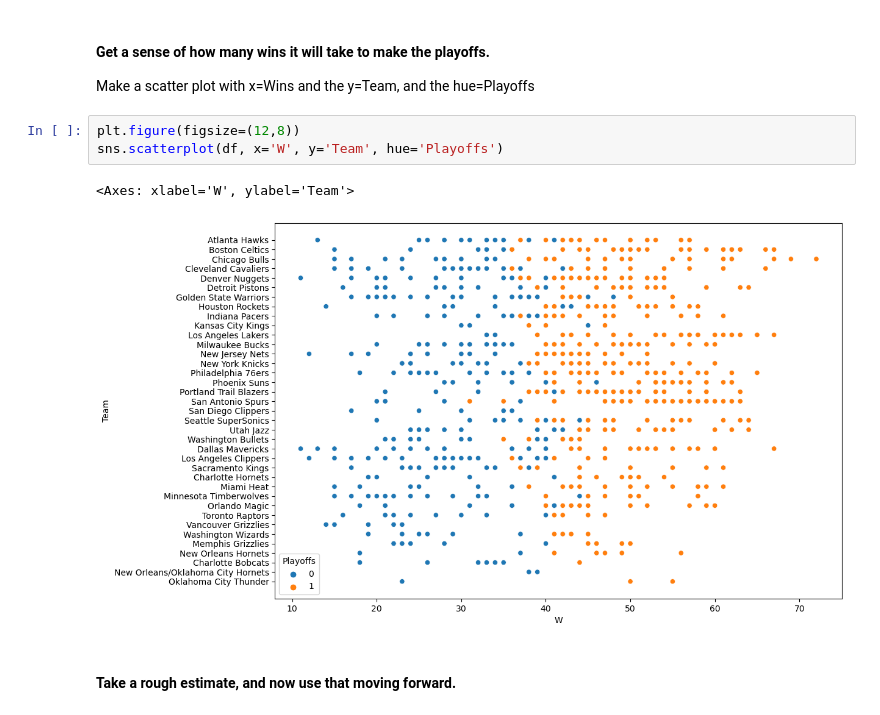
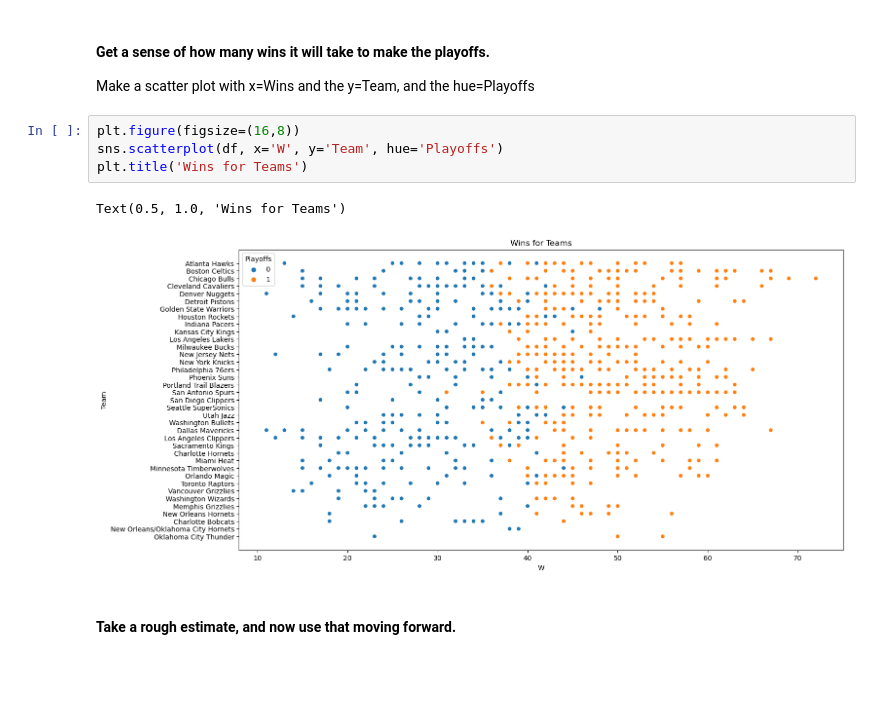
Before and after one commit to Aaleia/my-fork-2024-fall-data-science, a Jupyter notebook: Week-07-Regression/Exercise-AF.ipynb, the cells around one changed output. Drawn from its saved outputs; the diff is of its cells as text; blank space fills up the shorter version.

```diff
--- a/Week-07-Regression/Exercise-AF.ipynb
+++ b/Week-07-Regression/Exercise-AF.ipynb
@@ -164,11 +165,12 @@ dtype: int64 , Duplicates: 0
 #### Get a sense of how many wins it will take to make the playoffs.
 Make a scatter plot with x=Wins and the y=Team, and the hue=Playoffs
 # %%
-plt.figure(figsize=(12,8))
+plt.figure(figsize=(16,8))
 sns.scatterplot(df, x='W', y='Team', hue='Playoffs')
+plt.title('Wins for Teams')
 # %% [output]
-<Axes: xlabel='W', ylabel='Team'>
+Text(0.5, 1.0, 'Wins for Teams')
-[figure, old version]
+[figure, new version]
 # %% [markdown]
 #### Take a rough estimate, and now use that moving forward.
 # %%
```
Also changed, not shown: parts of 6 cells of this notebook.
